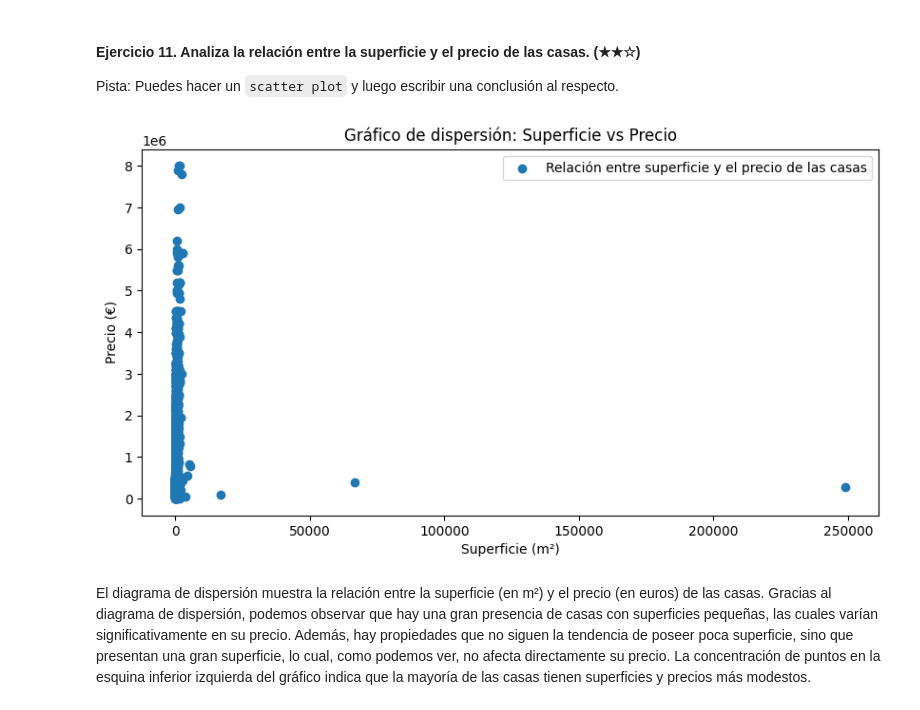
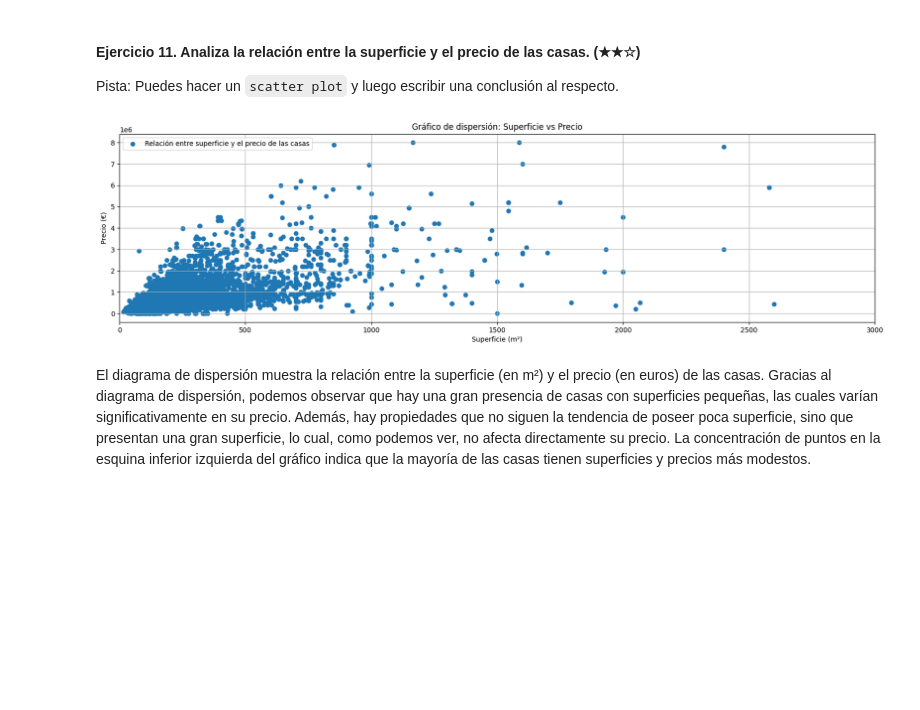
Before and after one commit to Uplyuz/realestate-datacleanup-exercise, a Jupyter notebook: project.es.ipynb, the cells around one changed output. Drawn from its saved outputs; the diff is of its cells as text; code cells hidden in the pictures; blank space fills up the shorter version.

```diff
--- a/project.es.ipynb
+++ b/project.es.ipynb
@@ -140,9 +145,6 @@ print(ds.shape)
 
 Imprima el valor obtenido.
 # %%
-import pandas as pd
-
-ds=pd.read_csv('assets/real_estate.csv', sep=';')
 
 dsfiltered=ds[ds["level5"]=="Arroyomolinos (Madrid)"]
 mean=dsfiltered['price'].mean()
@@ -155,15 +157,11 @@ print(mean)
 
 Imprime el histograma de los precios y escribe en la celda del Markdown un breve análisis del trazado.
 # %%
-import pandas as pd
-import matplotlib.pyplot as plt
-
-ds=pd.read_csv('assets/real_estate.csv', sep=';')
-
-dsfiltered=ds[ds["level5"]=="Arroyomolinos (Madrid)"]
 
 plt.figure(figsize = (10, 5))
 plt.hist(dsfiltered["price"], bins = 30)
 plt.title("Histograma de Precios de Arroyomolinos (Madrid)")
+plt.xlabel("Precios")
+plt.ylabel("Frecuencia")
 plt.show()
 # %% [output]
@@ -175,9 +173,6 @@ Según el histograma de los precios de Arroyomolinos podemos observar que los pr
 
 Imprime ambos promedios y escribe una conclusión sobre ellos.
 # %%
-import pandas as pd
-
-ds=pd.read_csv('assets/real_estate.csv', sep=';')
 
 dsValde=ds[ds["level5"]=="Valdemorillo"]
 valdePrice=dsValde["price"].mean()
@@ -185,8 +180,8 @@ valdePrice=dsValde["price"].mean()
 dsGala=ds[ds["level5"]=="Galapagar"]
 galaPrice=dsGala["price"].mean()
 
-print("Precio promedio de Valdemorillo:",valdePrice)
-print("Precio promedio de Galapagar:",galaPrice)
+print("Precio promedio de Valdemorillo:",valdePrice,"USD")
+print("Precio promedio de Galapagar:",galaPrice,"USD")
 
 if(valdePrice==galaPrice):
     print("Ambas poblaciones tiene el mismo promedio de precios")
@@ -205,9 +200,6 @@ Imprime ambos promedios de precio por metro cuadrado y escribe una conclusión s
 
 Pista: Crea una nueva columna llamada `pps` (*price per square* o precio por metro cuadrado) y luego analiza los valores.
 # %%
-import pandas as pd
-
-ds=pd.read_csv('assets/real_estate.csv', sep=';')
 
 ds["pps"]=ds["price"]/ds["surface"]
 
@@ -235,23 +227,21 @@ Galapagar tiene un promedio de precio por metro cuadrado mayor que Valdemorillo
 
 Pista: Puedes hacer un `scatter plot` y luego escribir una conclusión al respecto.
 # %%
-import pandas as pd
-import matplotlib.pyplot as plt
-
-ds=pd.read_csv('assets/real_estate.csv', sep=';')
 
 x=ds["surface"]
 y=ds["price"]
 
-plt.figure(figsize = (10, 5))
+plt.figure(figsize = (20, 5))
 plt.scatter(x, y, label = "Relación entre superficie y el precio de las casas")
 plt.title("Gráfico de dispersión: Superficie vs Precio")
 plt.xlabel("Superficie (m²)")
 plt.ylabel("Precio (€)")
+plt.xlim(0,3000)
 plt.legend()
+plt.grid()
 plt.show()
 # %% [output]
-[figure, old version]
+[figure, new version]
 # %% [markdown]
 El diagrama de dispersión muestra la relación entre la superficie (en m²) y el precio (en euros) de las casas. Gracias al diagrama de dispersión, podemos observar que hay una gran presencia de casas con superficies pequeñas, las cuales varían significativamente en su precio. Además, hay propiedades que no siguen la tendencia de poseer poca superficie, sino que presentan una gran superficie, lo cual, como podemos ver, no afecta directamente su precio. La concentración de puntos en la esquina inferior izquierda del gráfico indica que la mayoría de las casas tienen superficies y precios más modestos.
 # %% [markdown]
```
Also changed, not shown: parts of 21 cells of this notebook.
